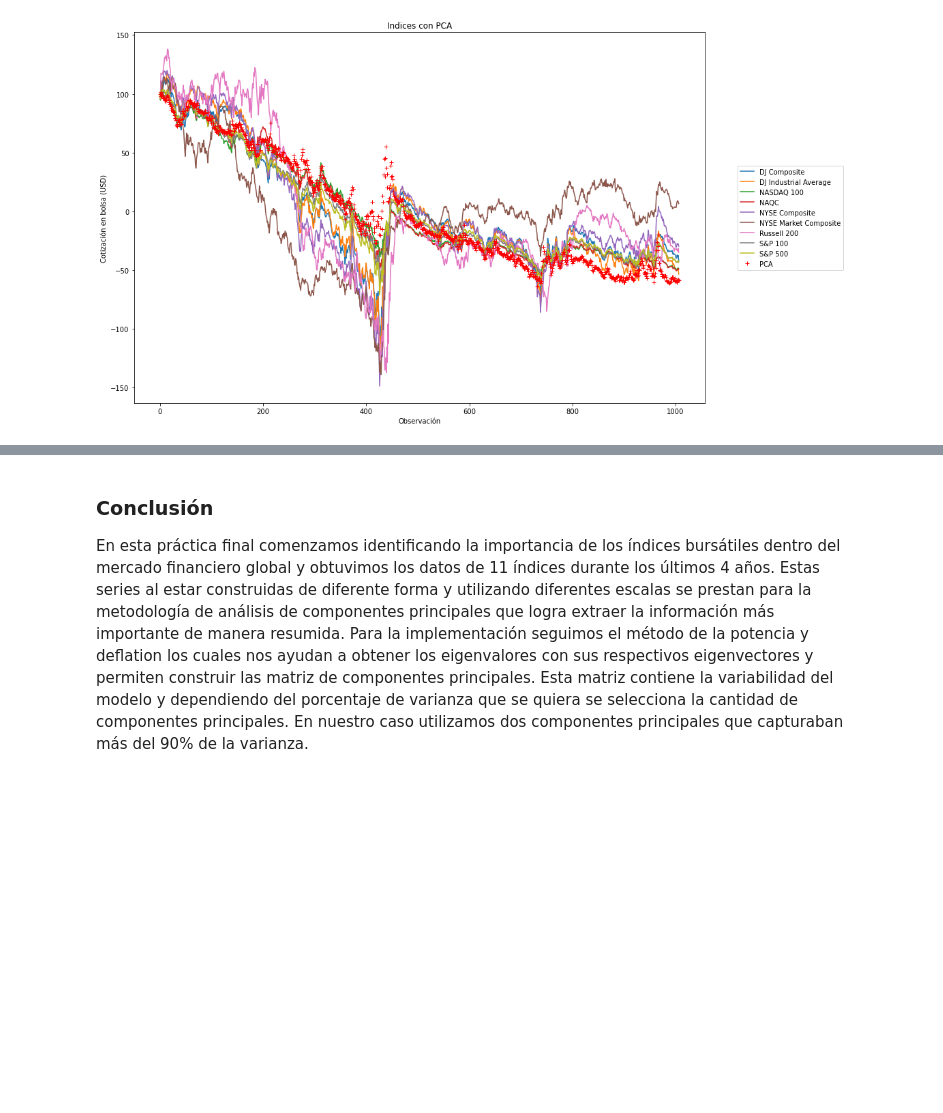
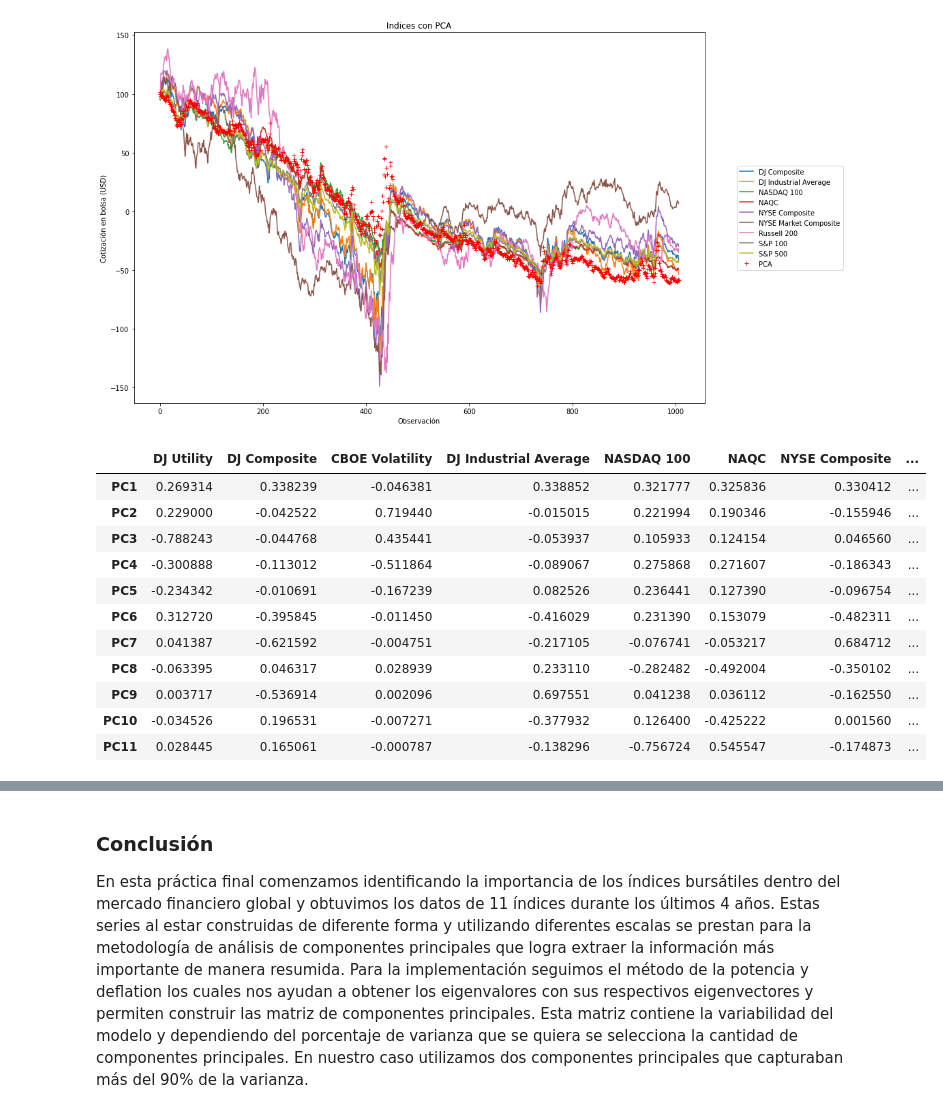
Before and after one commit to kennyldc/proyecto_final_opt21_eq8, a Jupyter notebook: trabajo_final_equipo_8.ipynb, the cells around one changed output, grey strips where cells are left out. Cells and saved outputs as stored; diff of their text form; code cells hidden in the pictures; blank space fills up the shorter version.

```diff
--- a/trabajo_final_equipo_8.ipynb
+++ b/trabajo_final_equipo_8.ipynb
@@ -234,3 +234,22 @@ indices_norm_2=indices_norm_2.drop(columns={'DJ Utility'})
 graficas_PCA(indices_norm_2)
 # %% [output]
 [figure]
+# %%
+pd.DataFrame(
+    data    = eigen_vec,
+    columns = indices.columns,
+    index   = ['PC1', 'PC2', 'PC3', 'PC4','PC5', 'PC6', 'PC7', 'PC8','PC9', 'PC10', 'PC11']
+)
+# %% [output]
+|  | DJ Utility | DJ Composite | CBOE Volatility | DJ Industrial Average | NASDAQ 100 | NAQC | NYSE Composite | ... |
+| PC1 | 0.269314 | 0.338239 | -0.046381 | 0.338852 | 0.321777 | 0.325836 | 0.330412 | ... |
+| PC2 | 0.229000 | -0.042522 | 0.719440 | -0.015015 | 0.221994 | 0.190346 | -0.155946 | ... |
+| PC3 | -0.788243 | -0.044768 | 0.435441 | -0.053937 | 0.105933 | 0.124154 | 0.046560 | ... |
+| PC4 | -0.300888 | -0.113012 | -0.511864 | -0.089067 | 0.275868 | 0.271607 | -0.186343 | ... |
+| PC5 | -0.234342 | -0.010691 | -0.167239 | 0.082526 | 0.236441 | 0.127390 | -0.096754 | ... |
+| PC6 | 0.312720 | -0.395845 | -0.011450 | -0.416029 | 0.231390 | 0.153079 | -0.482311 | ... |
+| PC7 | 0.041387 | -0.621592 | -0.004751 | -0.217105 | -0.076741 | -0.053217 | 0.684712 | ... |
+| PC8 | -0.063395 | 0.046317 | 0.028939 | 0.233110 | -0.282482 | -0.492004 | -0.350102 | ... |
+| PC9 | 0.003717 | -0.536914 | 0.002096 | 0.697551 | 0.041238 | 0.036112 | -0.162550 | ... |
+| PC10 | -0.034526 | 0.196531 | -0.007271 | -0.377932 | 0.126400 | -0.425222 | 0.001560 | ... |
+| PC11 | 0.028445 | 0.165061 | -0.000787 | -0.138296 | -0.756724 | 0.545547 | -0.174873 | ... |
```
Also changed, not shown: parts of 4 cells of this notebook.
